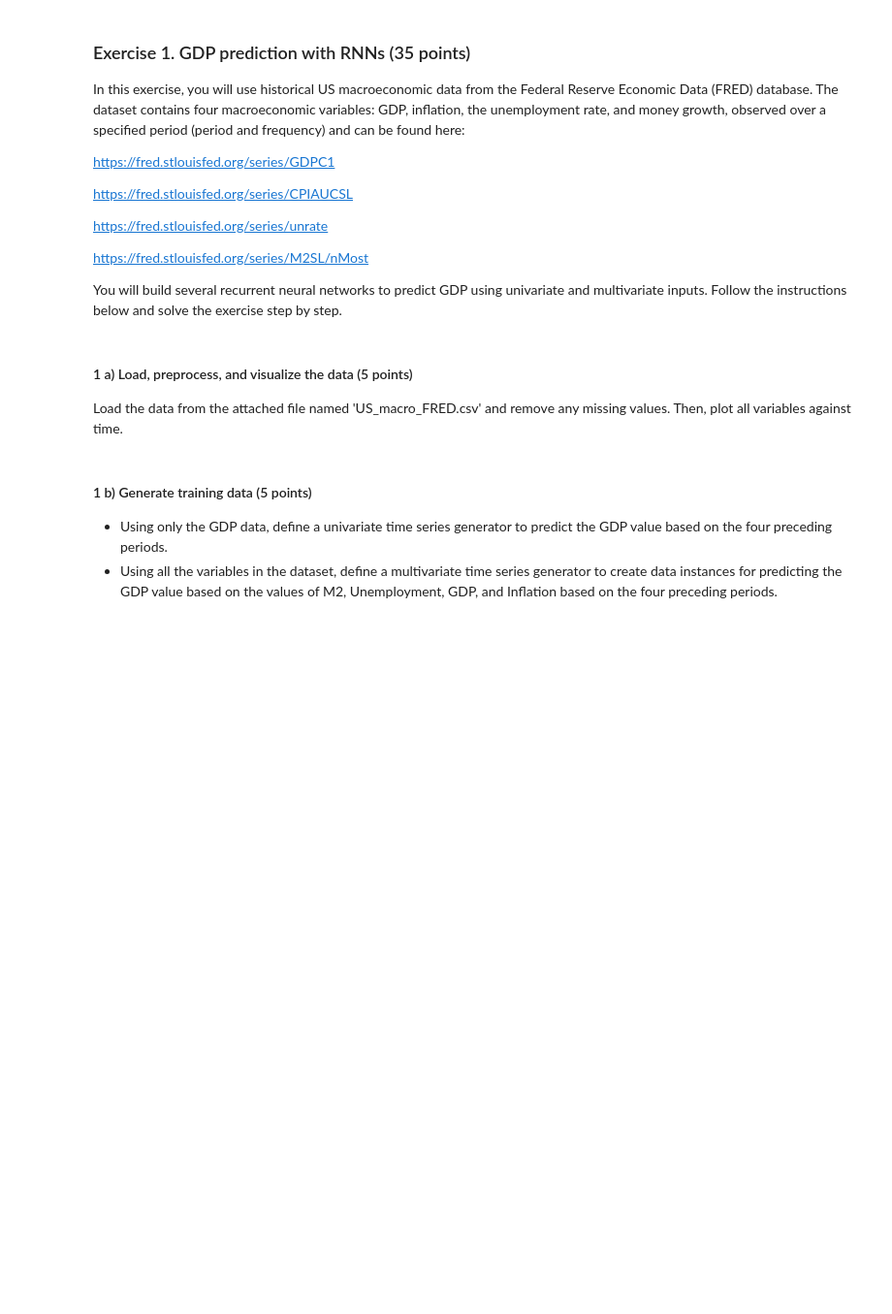
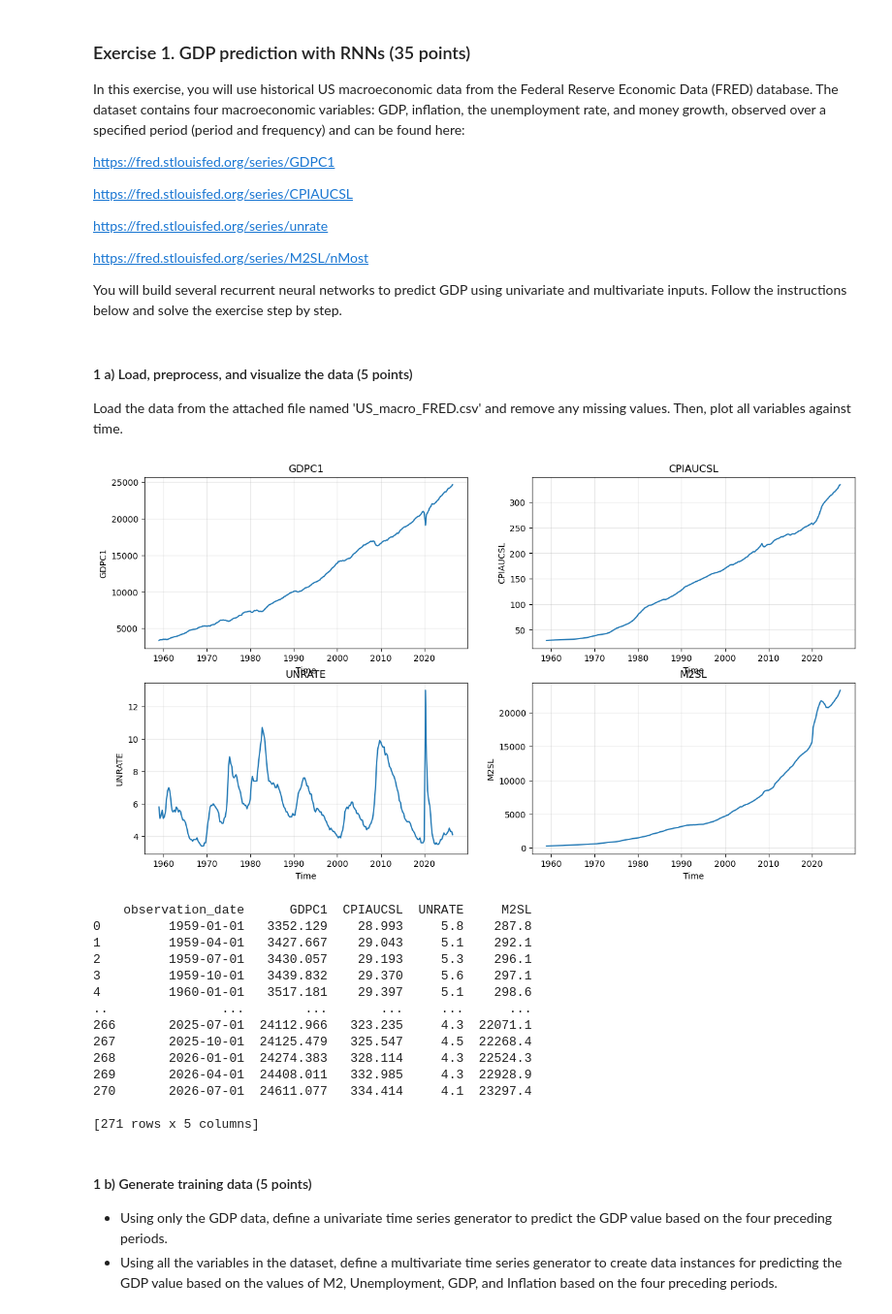
Before and after one commit to cloverco3la/GRA-41624-Deep-Learning, a Jupyter notebook: project-GRA4162-fall2026.ipynb, the cells around one changed output. Shown at 97% size. Saved outputs shown, nothing was run; the diff lists cells and outputs as text; code cells hidden in the pictures; blank space fills up the shorter version.

```diff
--- a/project-GRA4162-fall2026.ipynb
+++ b/project-GRA4162-fall2026.ipynb
@@ -60,6 +66,55 @@ You will build several recurrent neural networks to predict GDP using univariate
 #### 1 a) Load, preprocess, and visualize the data (5 points)
 
 Load the data from the attached file named 'US_macro_FRED.csv' and remove any missing values. Then, plot all variables against time.
+# %%
+#Load data
+data_path = "US_macro_FRED.csv"
+
+df = pd.read_csv(data_path)
+
+#Convert date format
+df["observation_date"] = pd.to_datetime(
+    df["observation_date"],
+    format="%m/%d/%y"
+)
+mask = df["observation_date"].dt.year > 2026
+df.loc[mask, "observation_date"] -= pd.DateOffset(years=100)
+
+#Remove missing value
+df = df.dropna().reset_index(drop=True)
+
+#Plot all variables against time
+
+variables = ["GDPC1", "CPIAUCSL", "UNRATE", "M2SL"]
+
+fig, axes = plt.subplots(2, 2, figsize=(15, 8))
+
+for ax, var in zip(axes.flatten(), variables):
+    ax.plot(df["observation_date"], df[var])
+    ax.set_title(var)
+    ax.set_xlabel("Time")
+    ax.set_ylabel(var)
+    ax.grid(alpha=0.3)
+
+plt.show()
+
+print(df)
+# %% [output]
+[figure, added]
+    observation_date      GDPC1  CPIAUCSL  UNRATE     M2SL
+0         1959-01-01   3352.129    28.993     5.8    287.8
+1         1959-04-01   3427.667    29.043     5.1    292.1
+2         1959-07-01   3430.057    29.193     5.3    296.1
+3         1959-10-01   3439.832    29.370     5.6    297.1
+4         1960-01-01   3517.181    29.397     5.1    298.6
+..               ...        ...       ...     ...      ...
+266       2025-07-01  24112.966   323.235     4.3  22071.1
+267       2025-10-01  24125.479   325.547     4.5  22268.4
+268       2026-01-01  24274.383   328.114     4.3  22524.3
+269       2026-04-01  24408.011   332.985     4.3  22928.9
+270       2026-07-01  24611.077   334.414     4.1  23297.4
+
+[271 rows x 5 columns]
 # %% [markdown]
 #### 1 b) Generate training data (5 points)
 
```
Also changed, not shown: parts of 3 cells of this notebook.
